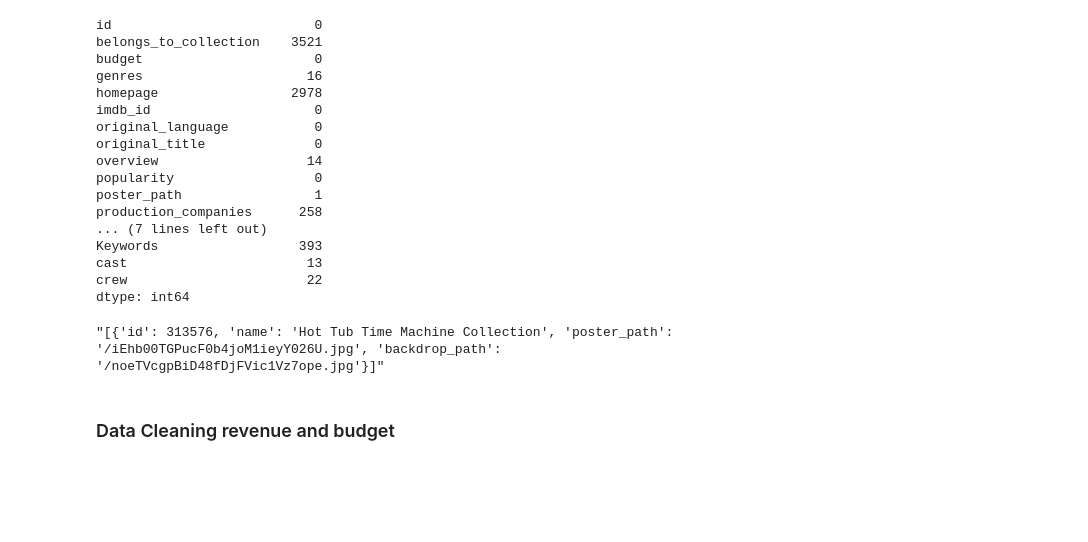
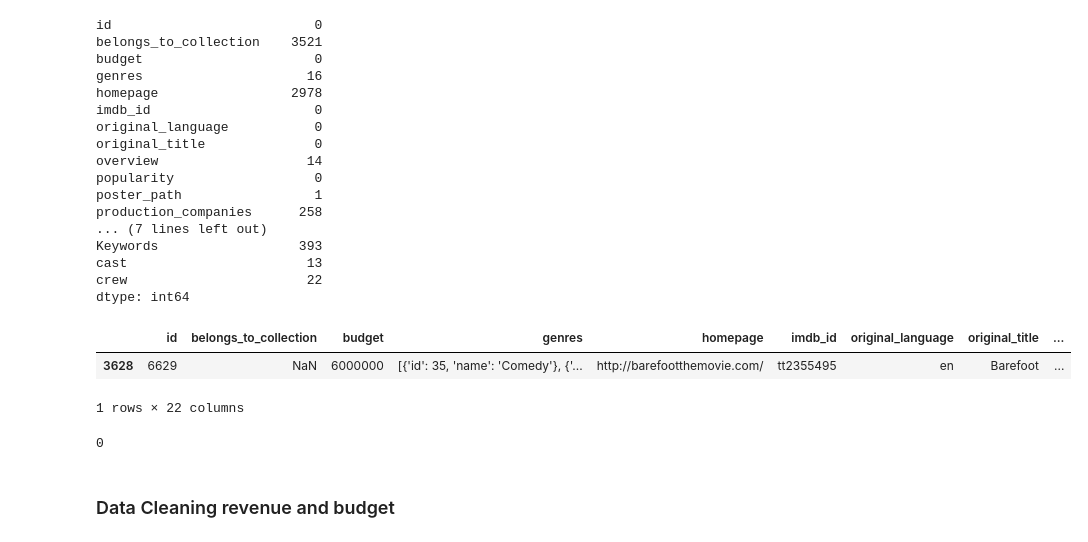
Before and after one commit to kartiktyagi4282/TMDB-Box-Office-Prediction, a Jupyter notebook: TMDB_Challenge1.ipynb, the cells around one changed output. Drawn from its saved outputs; the diff is of its cells as text; code cells hidden in the pictures; blank space fills up the shorter version.

```diff
--- a/TMDB_Challenge1.ipynb
+++ b/TMDB_Challenge1.ipynb
@@ -225,8 +207,16 @@ Keywords                  393
 cast                       13
 crew                       22
 dtype: int64
-# %%
-train['belongs_to_collection'][0]
-# %% [output]
-"[{'id': 313576, 'name': 'Hot Tub Time Machine Collection', 'poster_path': '/iEhb00TGPucF0b4joM1ieyY026U.jpg', 'backdrop_path': '/noeTVcgpBiD48fDjFVic1Vz7ope.jpg'}]"
+# %%
+test.loc[test['title'].isnull(),'title'] = test['original_title']
+# %%
+test[test['title']=='Barefoot']
+# %% [output]
+|  | id | belongs_to_collection | budget | genres | homepage | imdb_id | original_language | original_title | ... |
+| 3628 | 6629 | NaN | 6000000 | [{'id': 35, 'name': 'Comedy'}, {'... | http://barefootthemovie.com/ | tt2355495 | en | Barefoot | ... |
+1 rows × 22 columns
+# %%
+test['title'].isnull().sum()
+# %% [output]
+0
 # %%
```
Also changed, not shown: parts of 28 cells of this notebook.
